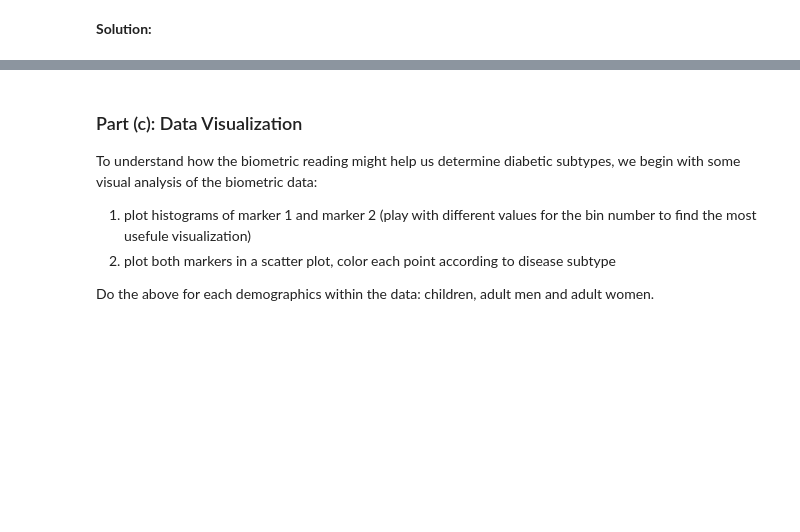
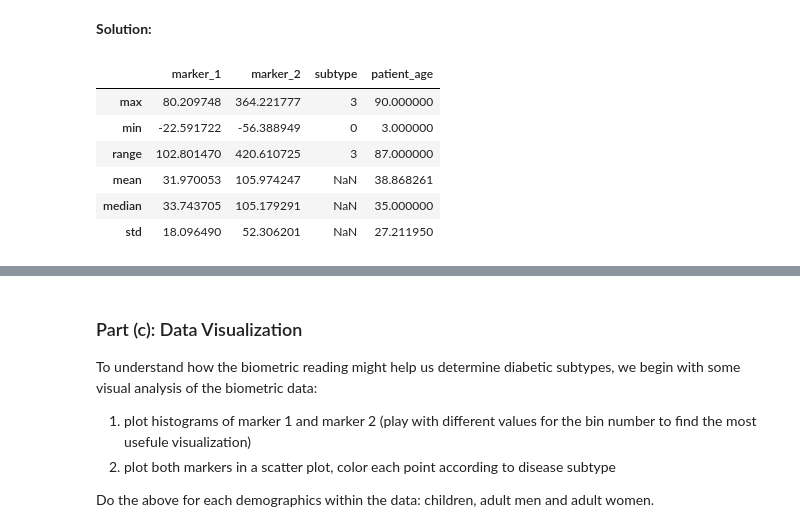
Before and after one commit to itspepsico/lab_files, a Jupyter notebook: Lab_1/Data_Science_Lab1.ipynb, the cells around one changed output, grey strips where cells are left out. Cells and saved outputs as stored; diff of their text form; code cells hidden in the pictures; blank space fills up the shorter version.

```diff
--- a/Lab_1/Data_Science_Lab1.ipynb
+++ b/Lab_1/Data_Science_Lab1.ipynb
@@ -51,0 +76,22 @@ Load the data from `dataset_HW1.txt` into a pandas dataframe. Get a basic pictur
+# %%
+### Since I'm visualizing another data frame with stats I want to put the
+### code as well as the output in its own cell
+
+#choose columns 1, 2, 3, 4 (ignoring columns 0 and 4)
+df_cols_1_to_4 = df[range(1, 5)]
+
+#get column names from important_column dataframe
+column_names = df_cols_1_to_4.columns.values
+
+#create pandas dataframe with column names given by column_names
+stats = pd.DataFrame(columns=column_names)
+
+#create a row called 'max' and store max values from the columns of important_columns
+stats.loc['max'] = df_cols_1_to_4.max()
+
+#create a row called 'min' and store min values from the columns of important_columns
+stats.loc['min'] = df_cols_1_to_4.min()
+
+#create a row called 'range' and store range of values from the columns of important_columns
+stats.loc['range'] = df_cols_1_to_4.max() - df_cols_1_to_4.min()
+stats.head(n=5)
@@ -62,3 +113,22 @@ Append these stats to the dataframe from part (a), containing the max, min and r
 Give a summary of the demographics of the patients contained in the dataset, i.e. how many children, how many adults, how many adult females and how many adult males. Display these results as pie charts.
 # %% [markdown]
 **Solution:**
+# %%
+### Since I'm visualizing appending new stats to my dataframe with range, min and max
+### I want to put the code as well as the output in its own cell
+
+#choose columns 1, 2, 4 (ignoring columns 0, 3 and 4)
+df_cols_1_2_4 = df[[1, 2, 4]]
+
+stats.loc['mean'] = df_cols_1_2_4.mean()
+stats.loc['median'] = df_cols_1_2_4.median()
+stats.loc['std'] = df_cols_1_2_4.std()
+stats
+# %% [output]
+|  | marker_1 | marker_2 | subtype | patient_age |
+| max | 80.209748 | 364.221777 | 3 | 90.000000 |
+| min | -22.591722 | -56.388949 | 0 | 3.000000 |
+| range | 102.801470 | 420.610725 | 3 | 87.000000 |
+| mean | 31.970053 | 105.974247 | NaN | 38.868261 |
+| median | 33.743705 | 105.179291 | NaN | 35.000000 |
+| std | 18.096490 | 52.306201 | NaN | 27.211950 |
```
Also changed, not shown: parts of 7 cells of this notebook.
